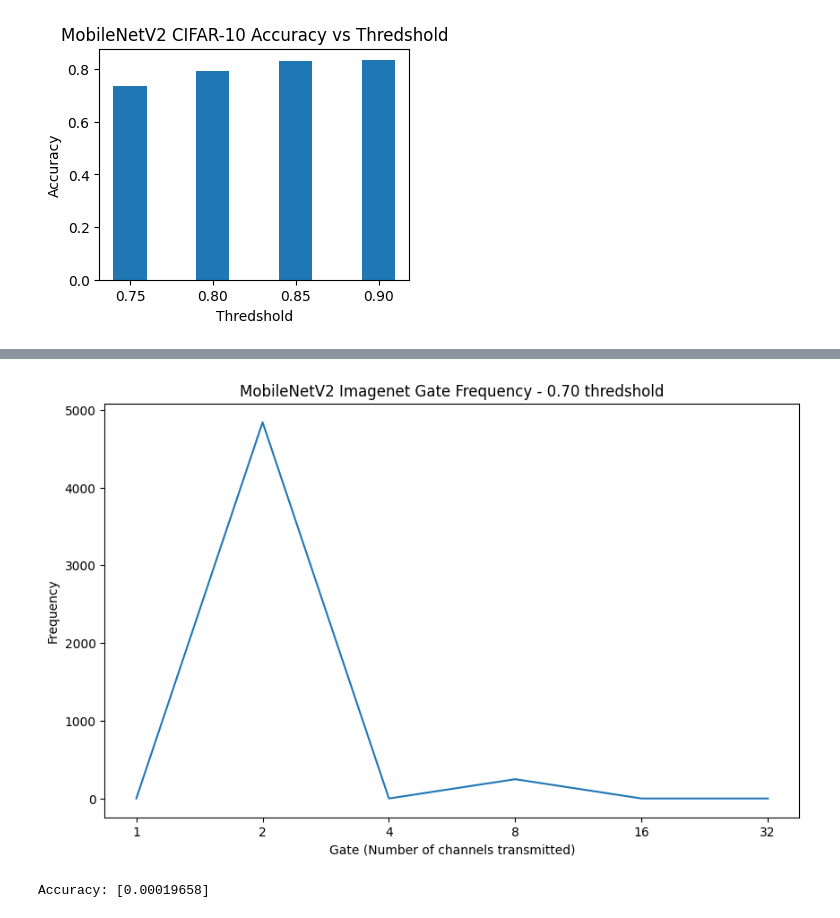
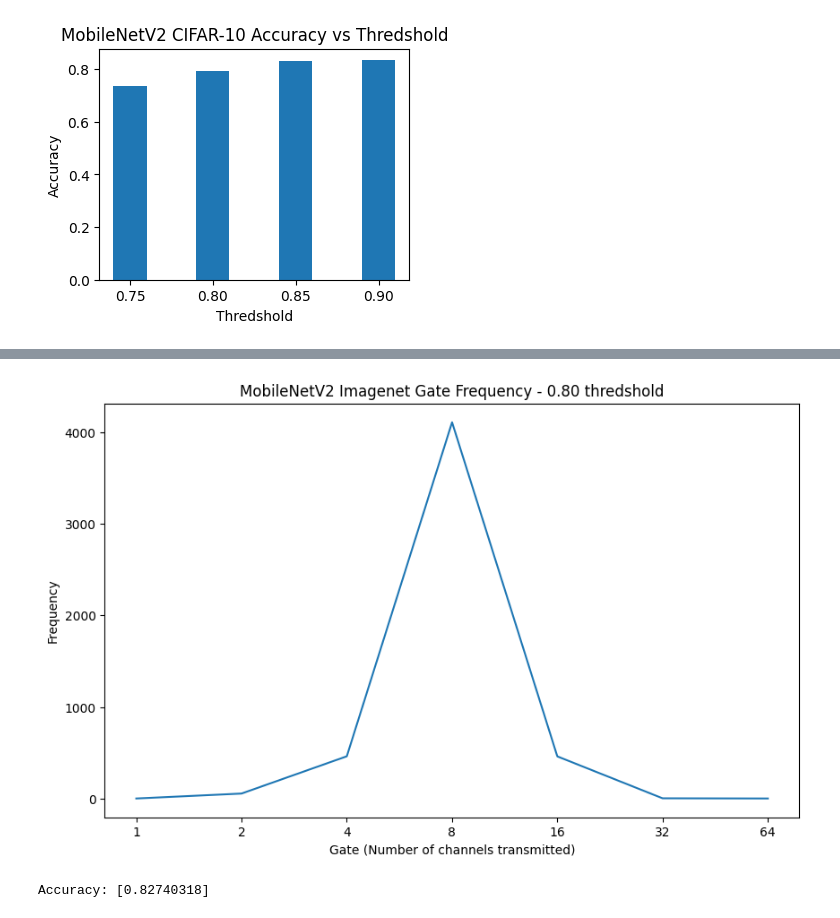
Before and after one commit to TonyPeng-2018/Adaptfilter, a Jupyter notebook: plot_result.ipynb, the cells around one changed output, grey strips where cells are left out. Saved outputs shown, nothing was run; the diff lists cells and outputs as text; code cells hidden in the pictures.

```diff
--- a/plot_result.ipynb
+++ b/plot_result.ipynb
@@ -1129,25 +1133,26 @@ Accuracy: [0.]
 # %%
-# dataset = 'imagenet', model = mobile, exit rate vs gate
+# dataset = 'imagenet', model = resnet, exit rate vs gate
 device = 'cuda:0'
-width = 112
-height = 112
+width = 56
+height = 56
 threshold = 0.85
-client, server = mobilenetv2.mobilenetv2_splitter(num_classes=1000,
-                                                  weight_root='./Weights/imagenet')
+client, server = resnet.resnet_splitter(num_classes=1000,
+                                        weight_root='./Weights/imagenet',
+                                        layers=50)
 
 _, test, _, _ = dataloader_image_20.Dataloader_imagenet_20_integrated(test_batch=1)
 
 middle_models = []
-for i in range (len(middle_size_mobile)):
-    middle = mobilenetv2.MobileNetV2_middle(middle=middle_size_mobile[i])
-    middle.load_state_dict(torch.load('./Weights/imagenet/middle/mobile_imagenet_middle_%s.pth'%str(middle_size_mobile[i])))
+for i in range (len(middle_size_resnet)):
+    middle = resnet.resnet_middle(middle=middle_size_resnet[i])
+    middle.load_state_dict(torch.load('./Weights/imagenet/middle/resnet_imagenet_middle_%s.pth'%str(middle_size_resnet[i])))
     middle_models.append(middle)
 from Models import gatedmodel
 gate_models = []
-for i in range (len(middle_size_mobile)):
-    gate = gatedmodel.ExitGate(in_planes=middle_size_mobile[i], width=width, height=height)
+for i in range (len(middle_size_resnet)):
+    gate = gatedmodel.ExitGate(in_planes=middle_size_resnet[i], width=width, height=height)
     gate.load_state_dict(torch.load(
-        './Weights/imagenet/gate/mobile_imagenet_gate_%s.pth'%str(middle_size_mobile[i])))
+        './Weights/imagenet/gate/resnet_imagenet_gate_%s.pth'%str(middle_size_resnet[i])))
     gate_models.append(gate)
 
 # eval and cuda
@@ -1176,8 +1181,8 @@ def uint_to_float(x):
     return x.float() / 255
 import torch
 import numpy as np
-mobile_imagenet_gate_frequency_085 = np.zeros(len(gate_models)+1)
-mobile_imagenet_gate_accuracy_085 = 0
+resnet_imagenet_gate_frequency_085 = np.zeros(len(gate_models)+1)
+resnet_imagenet_gate_accuracy_085 = 0
 with torch.no_grad():
     # get the conf for each middles
     for i, (data, target, _) in enumerate(tqdm(test)):
@@ -1185,39 +1190,39 @@ with torch.no_grad():
         out = client(data).detach()
         exit_flag = False
         for j in range(len(gate_models)):
             middle_out = middle_models[j].in_layer(out)
             gate_out = gate_models[j](middle_out)
             if gate_out>threshold:
-                mobile_imagenet_gate_frequency_085[j] += 1
+                resnet_imagenet_gate_frequency_085[j] += 1
                 middle_out = float_to_uint(middle_out)
                 middle_out = uint_to_float(middle_out)
                 out = middle_models[j].out_layer(middle_out)
 
                 exit_flag = True
                 break
         if not exit_flag:
-            mobile_imagenet_gate_frequency_085[-1] += 1
+            resnet_imagenet_gate_frequency_085[-1] += 1
             out = float_to_uint(out)
             out = uint_to_float(out)
 
         out = server(out)
         out = torch.nn.functional.softmax(out, dim=1)
         out = out.max(dim=1)[1]
         out = out == target
-        mobile_imagenet_gate_accuracy_085 += out.cpu().numpy()
+        resnet_imagenet_gate_accuracy_085 += out.cpu().numpy()
 
 # get the conf for the server
 # plot gate frequency
 plt.figure(figsize=(10, 6))
-plt.plot([str(x) for x in middle_size_mobile.values()] + [str(2*list(middle_size_mobile.values())[-1])], mobile_imagenet_gate_frequency_085)
-plt.title('MobileNetV2 Imagenet Gate Frequency - 0.70 thredshold')
+plt.plot([str(x) for x in middle_size_resnet.values()] + [str(2*list(middle_size_resnet.values())[-1])], resnet_imagenet_gate_frequency_085)
+plt.title('MobileNetV2 Imagenet Gate Frequency - 0.80 thredshold')
 plt.xlabel('Gate (Number of channels transmitted)')
 plt.ylabel('Frequency')
 plt.show()
 
 # plot accuracy
-print('Accuracy:', mobile_imagenet_gate_accuracy_085/len(test))
+print('Accuracy:', resnet_imagenet_gate_accuracy_085/len(test))
 # %% [output]
-[figure, old version]
+[figure, new version]
-Accuracy: [0.00019658]
+Accuracy: [0.82740318]
 # %%
```
Also changed, not shown: parts of 10 cells of this notebook, 11 other files.
